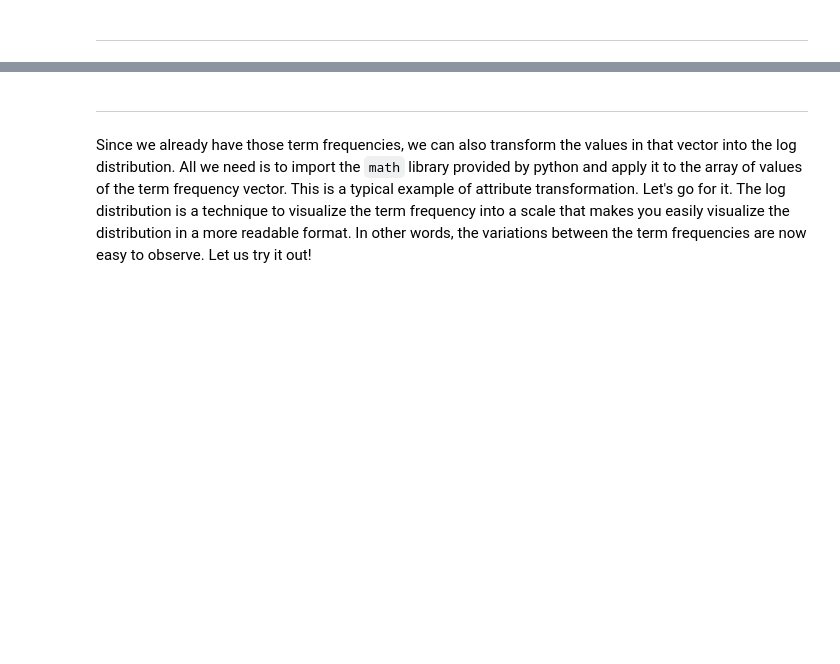
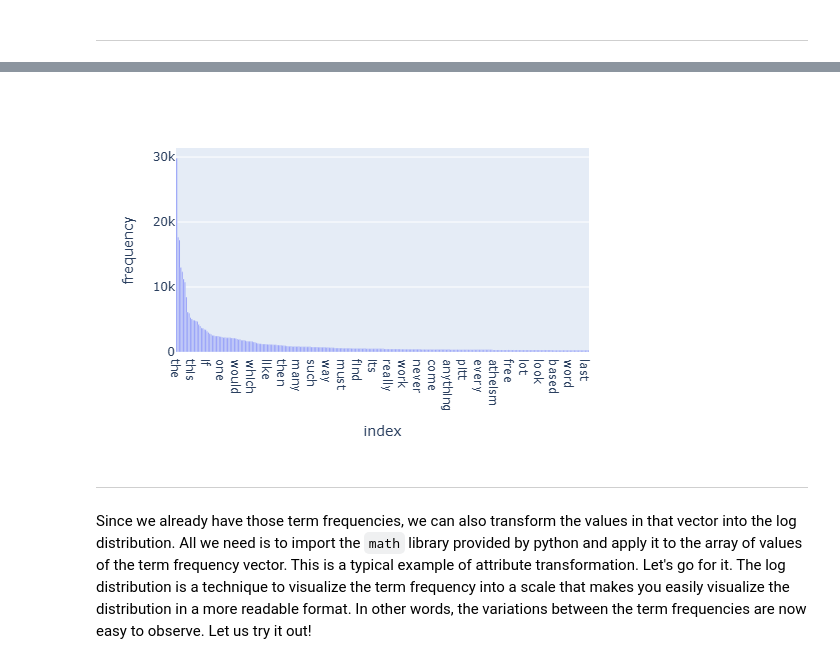
Before and after one commit to Jerry-Liao-6174/DM2024-Lab1-Master, a Jupyter notebook: DM2024-Lab1-Master.ipynb, the cells around one changed output, grey strips where cells are left out. Drawn from its saved outputs; the diff is of its cells as text; code cells hidden in the pictures; blank space fills up the shorter version.

```diff
--- a/DM2024-Lab1-Master.ipynb
+++ b/DM2024-Lab1-Master.ipynb
@@ -1143,3 +1172,15 @@ Additionally, you can attempt to sort the terms on the `x-axis` by frequency ins
+# %%
+# Answer here
+data = {'frequency': term_frequencies}
+df = pd.DataFrame(data, index=count_vect.get_feature_names_out())
+df.sort_values(by = 'frequency', axis=0, ascending = False, inplace=True)
+
+fig = px.bar(df[:300], y='frequency')
+
+# showing the plot
+fig.show()
+# %% [output]
+[figure, added]
 # %% [markdown]
 ---
 # %% [markdown]
```
Also changed, not shown: parts of 51 cells of this notebook, 3 other files.
